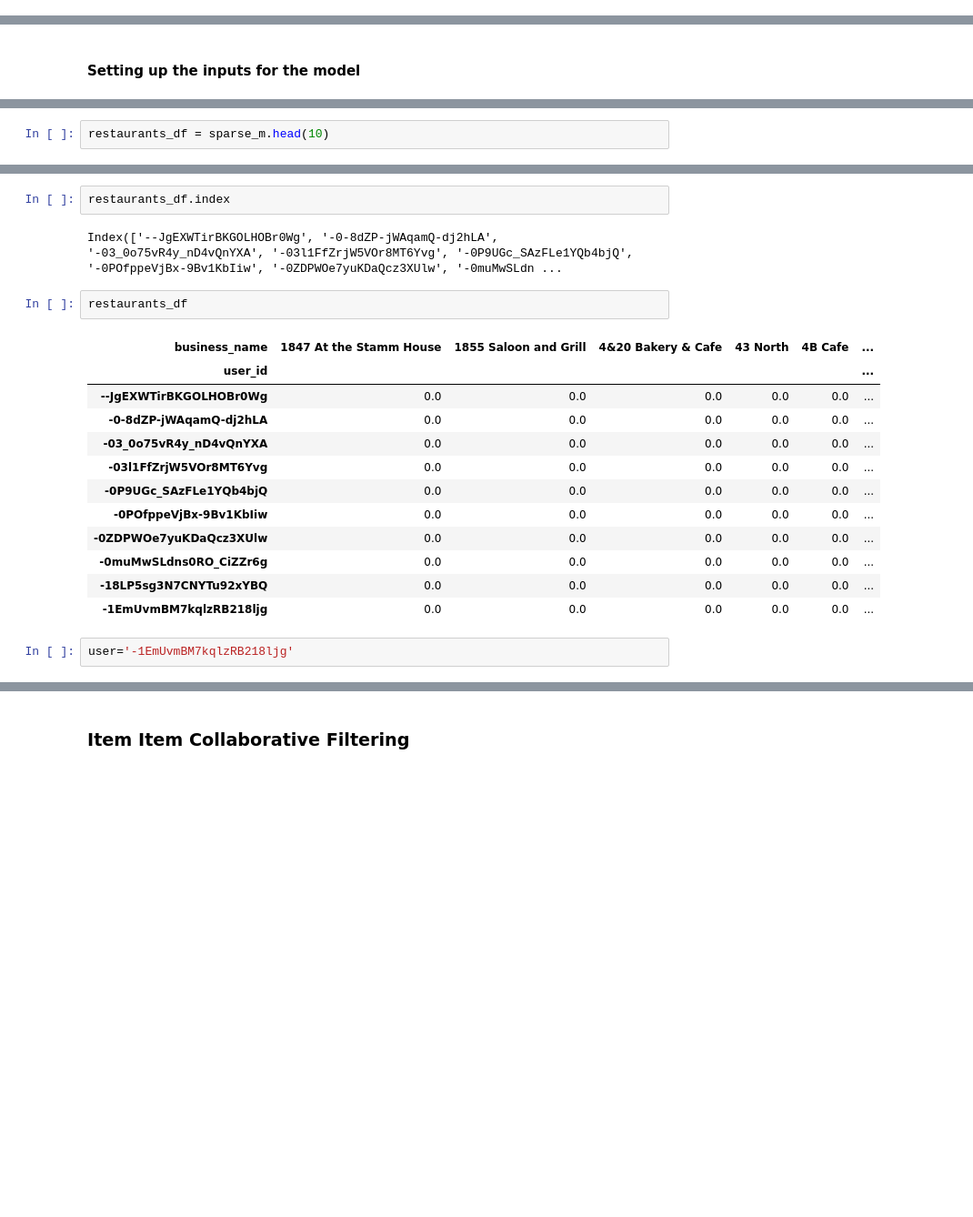
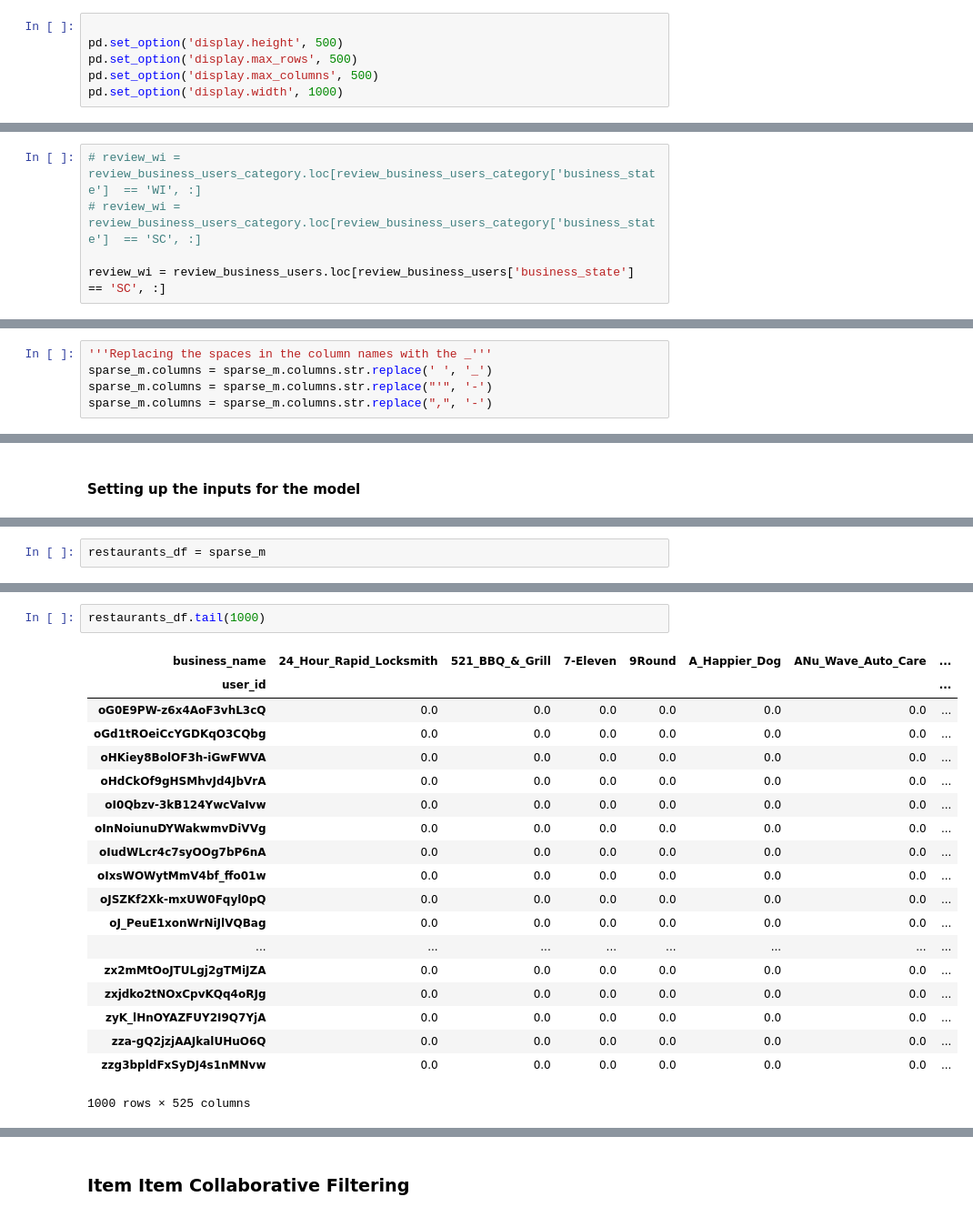
Before and after one commit to Ajinth/Recommender-System, a Jupyter notebook: Code/Yelp_Recommender_System.ipynb, the cells around one changed output, grey strips where cells are left out. Shown: that part at 91% size. Drawn from its saved outputs; the diff is of its cells as text; blank space fills up the shorter version.

```diff
--- a/Code/Yelp_Recommender_System.ipynb
+++ b/Code/Yelp_Recommender_System.ipynb
@@ -28,6 +28,12 @@ from sklearn.pipeline import Pipeline
 
 from scipy import sparse
 from sklearn.metrics import pairwise_distances
+# %%
+
+pd.set_option('display.height', 500)
+pd.set_option('display.max_rows', 500)
+pd.set_option('display.max_columns', 500)
+pd.set_option('display.width', 1000)
 # %% [markdown]
 # Project Goal
 # %% [markdown]
@@ -512,3 +506,8 @@ review_wi = review_business_users_category.loc[review_business_users_category['b
+# %%
+# review_wi = review_business_users_category.loc[review_business_users_category['business_state']  == 'WI', :]
+# review_wi = review_business_users_category.loc[review_business_users_category['business_state']  == 'SC', :]
+
+review_wi = review_business_users.loc[review_business_users['business_state']  == 'SC', :]
 # %% [markdown]
 #### Reviewing the number of restaurants in the WI area
 # %%
@@ -550,6 +549,11 @@ Now that we have the data in a decent shape and form, we can start of by buildin
 # Creating the Sparse Matrix for Collaborative Filtering
 # %%
 sparse_m = review_wi.pivot_table(index='user_id', columns='business_name', values='review_stars')
+# %%
+'''Replacing the spaces in the column names with the _'''
+sparse_m.columns = sparse_m.columns.str.replace(' ', '_')
+sparse_m.columns = sparse_m.columns.str.replace("'", '-')
+sparse_m.columns = sparse_m.columns.str.replace(",", '-')
 # %%
 sparse_m.head(20)
 # %% [output]
@@ -641,5 +646,5 @@ Index(['--JgEXWTirBKGOLHOBr0Wg', '-0-8dZP-jWAqamQ-dj2hLA', '-03_0o75vR4y_nD4vQnY
 # %%
-restaurants_df = sparse_m.head(10)
+restaurants_df = sparse_m
 # %%
 restaurants_df.info()
 # %% [output]
@@ -651,21 +656,22 @@ memory usage: 94.1+ KB
-# %%
-restaurants_df.index
-# %% [output]
-Index(['--JgEXWTirBKGOLHOBr0Wg', '-0-8dZP-jWAqamQ-dj2hLA', '-03_0o75vR4y_nD4vQnYXA', '-03l1FfZrjW5VOr8MT6Yvg', '-0P9UGc_SAzFLe1YQb4bjQ', '-0POfppeVjBx-9Bv1KbIiw', '-0ZDPWOe7yuKDaQcz3XUlw', '-0muMwSLdn ...
 # %%
-restaurants_df
+restaurants_df.tail(1000)
 # %% [output]
-| business_name | 1847 At the Stamm House | 1855 Saloon and Grill | 4&20 Bakery & Cafe | 43 North | 4B Cafe | ... |
-| user_id |  |  |  |  |  | ... |
-| --JgEXWTirBKGOLHOBr0Wg | 0.0 | 0.0 | 0.0 | 0.0 | 0.0 | ... |
-| -0-8dZP-jWAqamQ-dj2hLA | 0.0 | 0.0 | 0.0 | 0.0 | 0.0 | ... |
-| -03_0o75vR4y_nD4vQnYXA | 0.0 | 0.0 | 0.0 | 0.0 | 0.0 | ... |
-| -03l1FfZrjW5VOr8MT6Yvg | 0.0 | 0.0 | 0.0 | 0.0 | 0.0 | ... |
-| -0P9UGc_SAzFLe1YQb4bjQ | 0.0 | 0.0 | 0.0 | 0.0 | 0.0 | ... |
-| -0POfppeVjBx-9Bv1KbIiw | 0.0 | 0.0 | 0.0 | 0.0 | 0.0 | ... |
-| -0ZDPWOe7yuKDaQcz3XUlw | 0.0 | 0.0 | 0.0 | 0.0 | 0.0 | ... |
-| -0muMwSLdns0RO_CiZZr6g | 0.0 | 0.0 | 0.0 | 0.0 | 0.0 | ... |
-| -18LP5sg3N7CNYTu92xYBQ | 0.0 | 0.0 | 0.0 | 0.0 | 0.0 | ... |
-| -1EmUvmBM7kqlzRB218ljg | 0.0 | 0.0 | 0.0 | 0.0 | 0.0 | ... |
+| business_name | 24_Hour_Rapid_Locksmith | 521_BBQ_&_Grill | 7-Eleven | 9Round | A_Happier_Dog | ANu_Wave_Auto_Care | ... |
+| user_id |  |  |  |  |  |  | ... |
+| oG0E9PW-z6x4AoF3vhL3cQ | 0.0 | 0.0 | 0.0 | 0.0 | 0.0 | 0.0 | ... |
+| oGd1tROeiCcYGDKqO3CQbg | 0.0 | 0.0 | 0.0 | 0.0 | 0.0 | 0.0 | ... |
+| oHKiey8BolOF3h-iGwFWVA | 0.0 | 0.0 | 0.0 | 0.0 | 0.0 | 0.0 | ... |
+| oHdCkOf9gHSMhvJd4JbVrA | 0.0 | 0.0 | 0.0 | 0.0 | 0.0 | 0.0 | ... |
+| oI0Qbzv-3kB124YwcVaIvw | 0.0 | 0.0 | 0.0 | 0.0 | 0.0 | 0.0 | ... |
+| oInNoiunuDYWakwmvDiVVg | 0.0 | 0.0 | 0.0 | 0.0 | 0.0 | 0.0 | ... |
+| oIudWLcr4c7syOOg7bP6nA | 0.0 | 0.0 | 0.0 | 0.0 | 0.0 | 0.0 | ... |
+| oIxsWOWytMmV4bf_ffo01w | 0.0 | 0.0 | 0.0 | 0.0 | 0.0 | 0.0 | ... |
+| oJSZKf2Xk-mxUW0Fqyl0pQ | 0.0 | 0.0 | 0.0 | 0.0 | 0.0 | 0.0 | ... |
+| oJ_PeuE1xonWrNiJlVQBag | 0.0 | 0.0 | 0.0 | 0.0 | 0.0 | 0.0 | ... |
+| ... | ... | ... | ... | ... | ... | ... | ... |
+| zx2mMtOoJTULgj2gTMiJZA | 0.0 | 0.0 | 0.0 | 0.0 | 0.0 | 0.0 | ... |
+| zxjdko2tNOxCpvKQq4oRJg | 0.0 | 0.0 | 0.0 | 0.0 | 0.0 | 0.0 | ... |
+| zyK_lHnOYAZFUY2I9Q7YjA | 0.0 | 0.0 | 0.0 | 0.0 | 0.0 | 0.0 | ... |
+| zza-gQ2jzjAAJkalUHuO6Q | 0.0 | 0.0 | 0.0 | 0.0 | 0.0 | 0.0 | ... |
+| zzg3bpldFxSyDJ4s1nMNvw | 0.0 | 0.0 | 0.0 | 0.0 | 0.0 | 0.0 | ... |
+1000 rows × 525 columns
-# %%
-user='-1EmUvmBM7kqlzRB218ljg'
```
Also changed, not shown: parts of 37 cells of this notebook, 1 other file.
